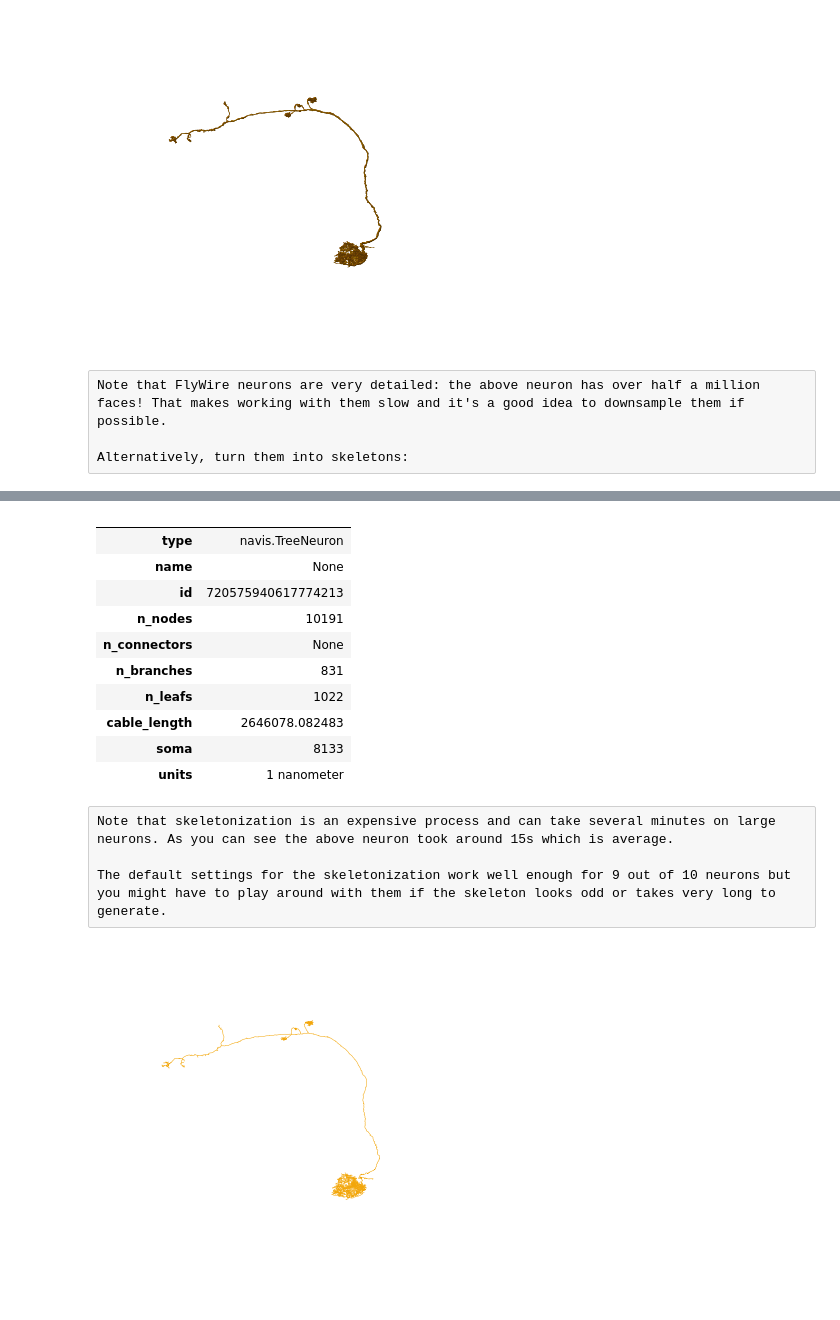
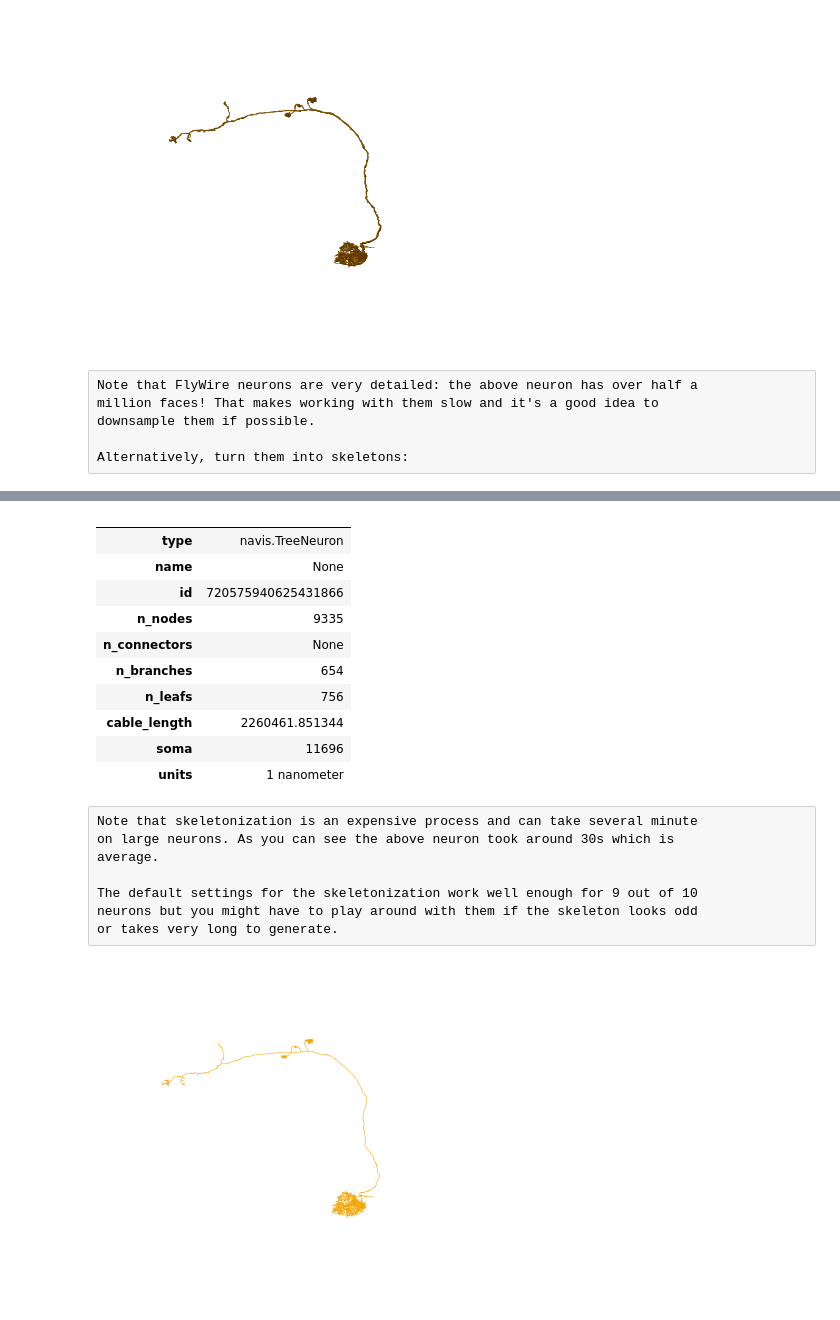
Before and after one commit to navis-org/fafbseg-py, a Jupyter notebook: docs/source/tutorials/flywire_neurons.ipynb, the cells around one changed output, grey strips where cells are left out. Saved outputs shown, nothing was run; the diff lists cells and outputs as text; code cells hidden in the pictures.

Commit message:
fetching neurons tutorial: use 630 ID to make sure mat exists

```diff
--- a/docs/source/tutorials/flywire_neurons.ipynb
+++ b/docs/source/tutorials/flywire_neurons.ipynb
@@ -26,13 +26,15 @@ ax.azim = ax.elev = -90
 # %% [output]
 [figure]
 # %% [raw]
-Note that FlyWire neurons are very detailed: the above neuron has over half a million faces! That makes working with them slow and it's a good idea to downsample them if possible.
+Note that FlyWire neurons are very detailed: the above neuron has over half a
+million faces! That makes working with them slow and it's a good idea to
+downsample them if possible.
 
 Alternatively, turn them into skeletons:
 # %%
 %%time
 
 # This fetches the neuron as mesh and then skeletonizes it
-sk = flywire.skeletonize_neuron(720575940617774213, progress=False)
+sk = flywire.skeletonize_neuron(720575940625431866, progress=False)
 sk
 # %% [output]
@@ -41,18 +44,22 @@ Wall time: 14.5 s
 |  |  |
 | type | navis.TreeNeuron |
 | name | None |
-| id | 720575940617774213 |
-| n_nodes | 10191 |
+| id | 720575940625431866 |
+| n_nodes | 9335 |
 | n_connectors | None |
-| n_branches | 831 |
-| n_leafs | 1022 |
-| cable_length | 2646078.082483 |
-| soma | 8133 |
+| n_branches | 654 |
+| n_leafs | 756 |
+| cable_length | 2260461.851344 |
+| soma | 11696 |
 | units | 1 nanometer |
 # %% [raw]
-Note that skeletonization is an expensive process and can take several minutes on large neurons. As you can see the above neuron took around 15s which is average.
+Note that skeletonization is an expensive process and can take several minute
+on large neurons. As you can see the above neuron took around 30s which is
+average.
 
-The default settings for the skeletonization work well enough for 9 out of 10 neurons but you might have to play around with them if the skeleton looks odd or takes very long to generate.
+The default settings for the skeletonization work well enough for 9 out of 10
+neurons but you might have to play around with them if the skeleton looks odd
+or takes very long to generate.
 # %%
 fig, ax = navis.plot2d(sk)
 ax.azim = ax.elev = -90
```
Also changed, not shown: parts of 9 cells of this notebook.
